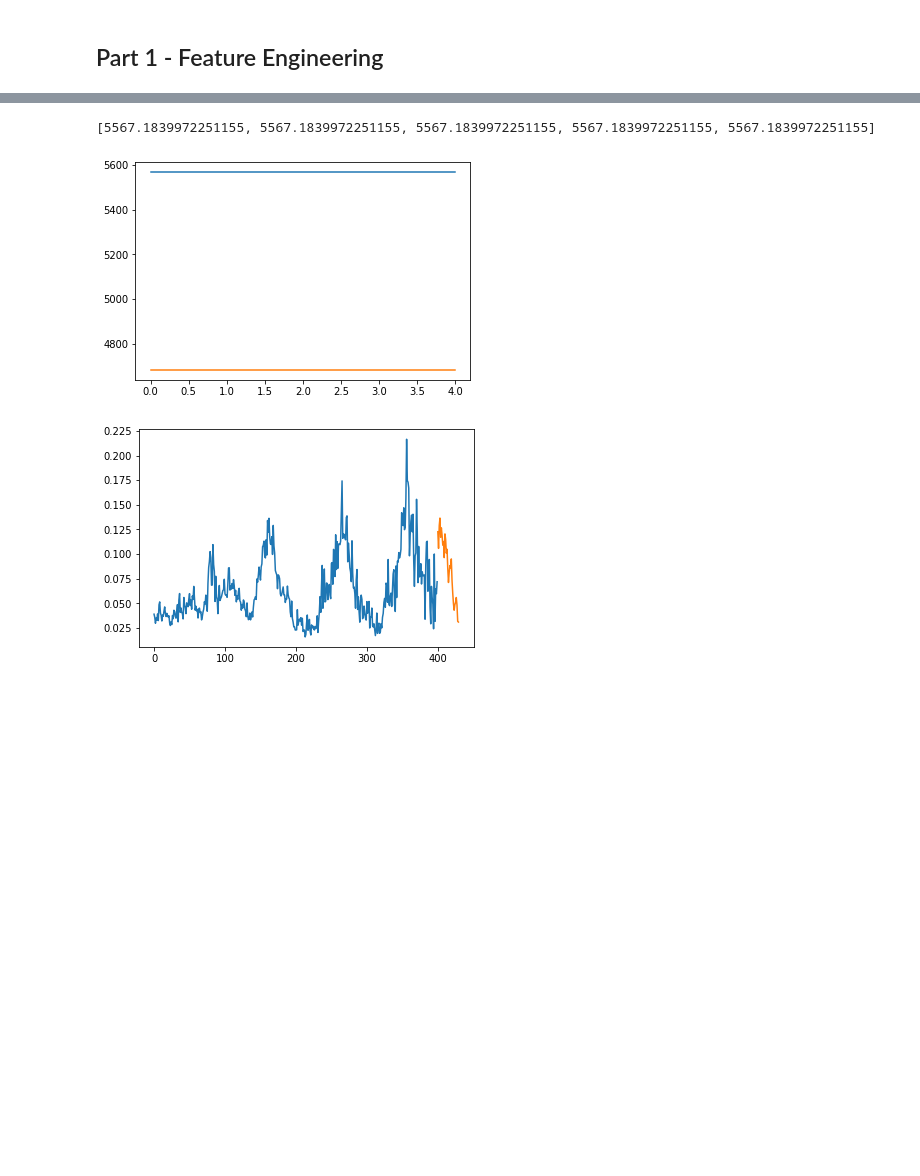
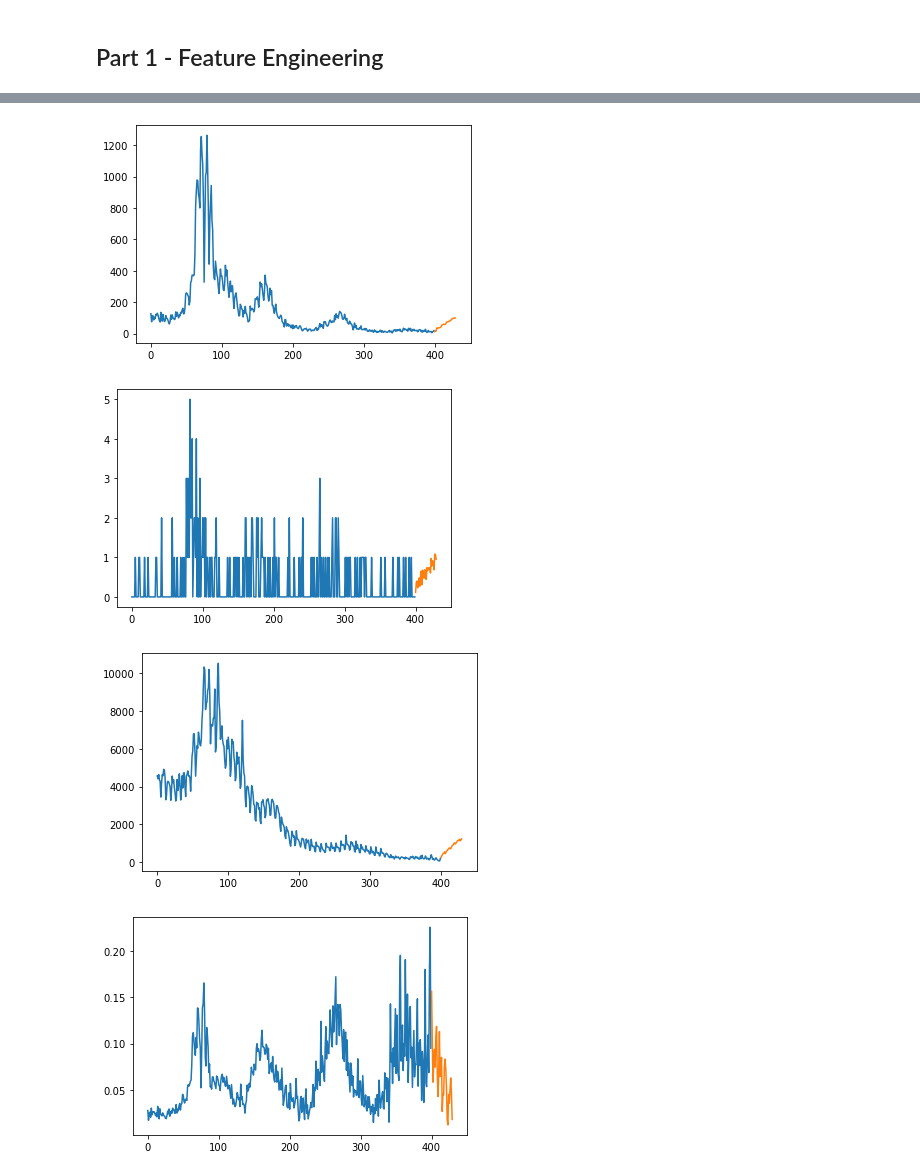
Before and after one commit to eduardburlacu/CERI_HackX, a Jupyter notebook: Covid_Cases_Predictor-main/Covid_Predictor_Main_BUN.ipynb, the cells around one changed output, grey strips where cells are left out. Saved outputs shown, nothing was run; the diff lists cells and outputs as text; code cells hidden in the pictures; blank space fills up the shorter version.

```diff
--- a/Covid_Cases_Predictor-main/Covid_Predictor_Main_BUN.ipynb
+++ b/Covid_Cases_Predictor-main/Covid_Predictor_Main_BUN.ipynb
@@ -73,20 +188,40 @@ def pipeline(model, county, verbose=0):
+# %%
+list_of_features.append('y')
 # %%
 model = LinearRegression()
-train_mse_list, test_mse_list = [], []
-epochs = 5
-for j in range(epochs):
-    train_mse_epoch, test_mse_epoch = 0, 0
-    for i in range(len(list_of_df)):
-        model, train_mse, test_mse = pipeline(model, list_of_df[i][1])
-        train_mse_epoch+=train_mse
-        test_mse_epoch+=test_mse
-    train_mse_list.append(train_mse_epoch)
-    test_mse_list.append(test_mse_epoch)
+dict_models=dict()
+for feat in list_of_features:
+    for i in range(len(list_of_df)//9):
+        model = pipeline(model, list_of_df[i][1], feat)
+    dict_models[feat]=model
+
+    past_values = 50
+    def get_data(n):
+        re = list_of_df[n][1][feat]
+        values=list(re)
+        X = []
+        y = []
+        for i in range(len(values)-past_values):
+            X.append(values[i:i+past_values])
+            y.append(values[i+past_values])
+        X = np.array(X)
+        y = np.array(y)
+        return X, y
+
+    X, y = get_data(100)
+    # X, y = X[:-220], y[:-220]
+
+    plt.plot(y[-400:])
+
+    shift = 0
+    x_axis_future = np.arange(400-30*shift, 400-30*(shift-1))
+    if shift: y_future = model.predict(X[-1-shift:-shift])/1000
+    else: y_future = model.predict(X[-1-shift:]*1000)/1000
+    plt.plot(x_axis_future, y_future[0])
+    if shift == 0: y = np.append(y, y_future)
+    plt.show()
+# %% [output]
+[figure, added]
+[figure, added]
+[figure, added]
+[figure, added]
-# %%
-print(train_mse_list)
-plt.plot(train_mse_list)
-plt.plot(test_mse_list)
-plt.show()
-# %% [output]
-[5567.1839972251155, 5567.1839972251155, 5567.1839972251155, 5567.1839972251155, 5567.1839972251155]
-[figure, removed]
@@ -105,15 +227,0 @@ def get_data(n):
-# %%
-X, y = get_data(25)
-# X = X[:-50]
-# y = y[:-50]
-plt.plot(y[-400:])
-
-shift = 0
-
-x_axis_future = np.arange(400-30*shift, 400-30*(shift-1))
-if shift: y_future = model.predict(X[-1-shift:-shift]*1000)/1000
-else: y_future = model.predict(X[-1:]*1000)/1000
-plt.plot(x_axis_future, y_future[0])
-if shift == 0: y = np.append(y, y_future)
-# %% [output]
-[figure, removed]
```
Also changed, not shown: parts of 15 cells of this notebook, 4 other files.
